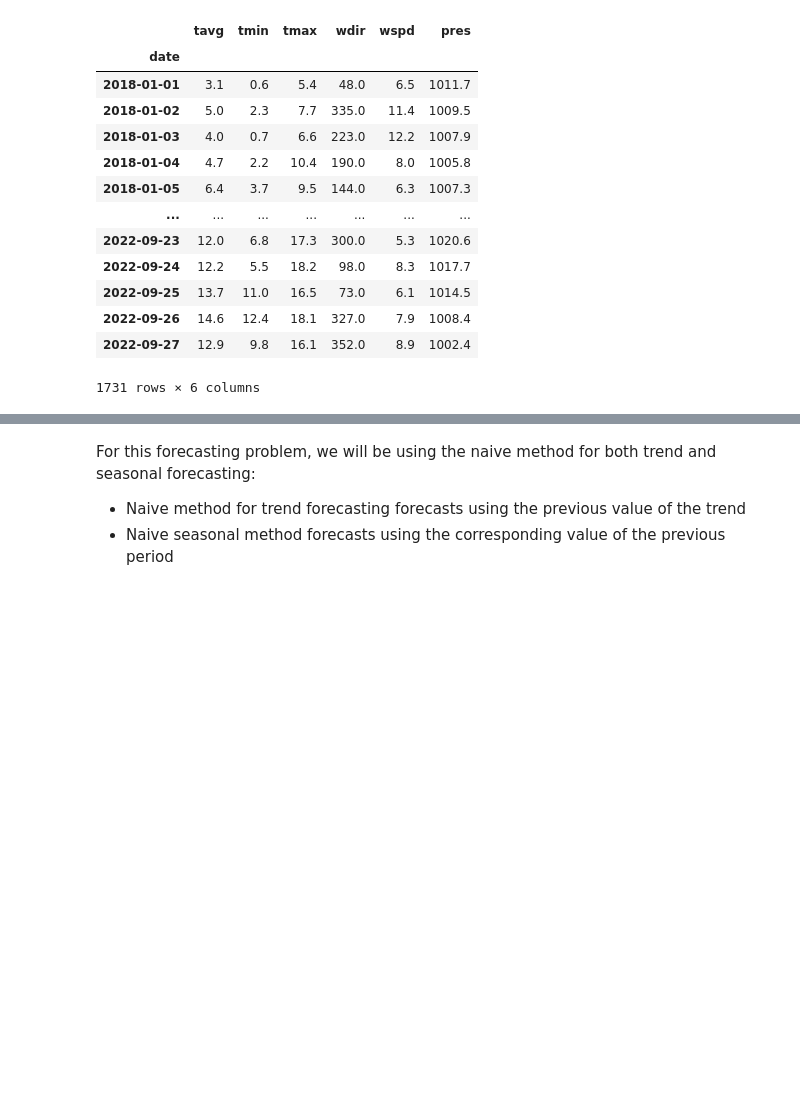
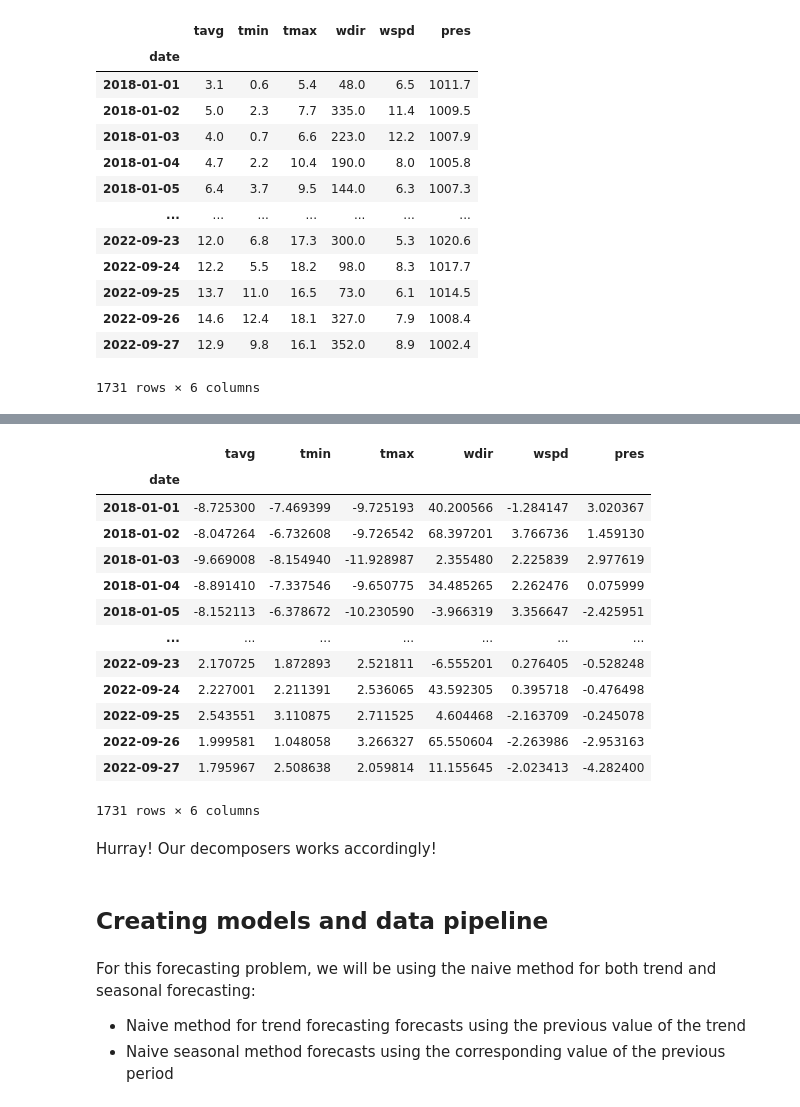
Before and after one commit to GilbertoCunha/Weather-Forecast, a Jupyter notebook: 2-models.ipynb, the cells around one changed output, grey strips where cells are left out. Saved outputs shown, nothing was run; the diff lists cells and outputs as text; code cells hidden in the pictures; blank space fills up the shorter version.

```diff
--- a/2-models.ipynb
+++ b/2-models.ipynb
@@ -128,3 +131,27 @@ train_preprocessor = Pipeline(steps=[
+# %%
+# Create classical time-series decomposer
+foo = lambda X: seasonal_decomposition(X, model, period, extrapolate_trend)
+seasonal_decomposer = FunctionTransformer(func=foo, check_inverse=False)
+seasonal_decomposer.fit_transform(inter_df)
+# %% [output]
+|  | tavg | tmin | tmax | wdir | wspd | pres |
+| date |  |  |  |  |  |  |
+| 2018-01-01 | -8.725300 | -7.469399 | -9.725193 | 40.200566 | -1.284147 | 3.020367 |
+| 2018-01-02 | -8.047264 | -6.732608 | -9.726542 | 68.397201 | 3.766736 | 1.459130 |
+| 2018-01-03 | -9.669008 | -8.154940 | -11.928987 | 2.355480 | 2.225839 | 2.977619 |
+| 2018-01-04 | -8.891410 | -7.337546 | -9.650775 | 34.485265 | 2.262476 | 0.075999 |
+| 2018-01-05 | -8.152113 | -6.378672 | -10.230590 | -3.966319 | 3.356647 | -2.425951 |
+| ... | ... | ... | ... | ... | ... | ... |
+| 2022-09-23 | 2.170725 | 1.872893 | 2.521811 | -6.555201 | 0.276405 | -0.528248 |
+| 2022-09-24 | 2.227001 | 2.211391 | 2.536065 | 43.592305 | 0.395718 | -0.476498 |
+| 2022-09-25 | 2.543551 | 3.110875 | 2.711525 | 4.604468 | -2.163709 | -0.245078 |
+| 2022-09-26 | 1.999581 | 1.048058 | 3.266327 | 65.550604 | -2.263986 | -2.953163 |
+| 2022-09-27 | 1.795967 | 2.508638 | 2.059814 | 11.155645 | -2.023413 | -4.282400 |
+1731 rows × 6 columns
+# %% [markdown]
+Hurray! Our decomposers works accordingly!
+# %% [markdown]
+## Creating models and data pipeline
 # %% [markdown]
 For this forecasting problem, we will be using the naive method for both trend and seasonal forecasting:
 - Naive method for trend forecasting forecasts using the previous value of the trend
```
Also changed, not shown: parts of 23 cells of this notebook, 1 other file.
